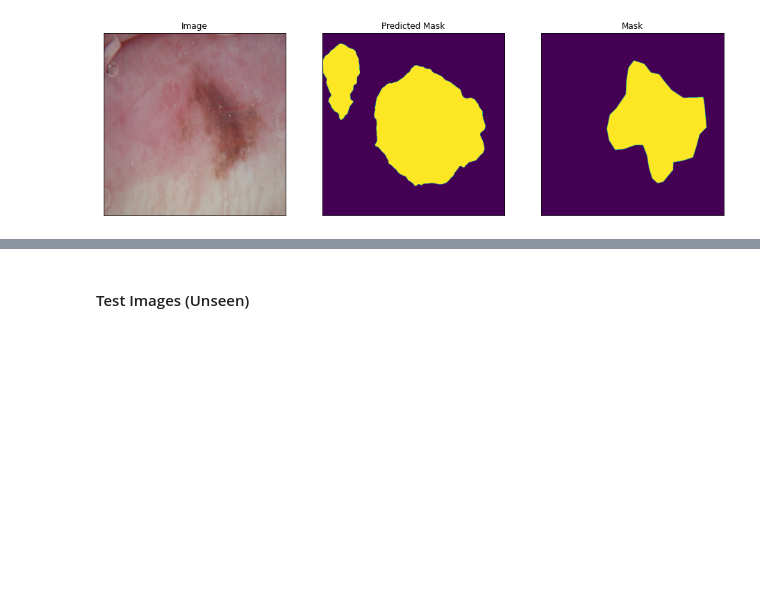
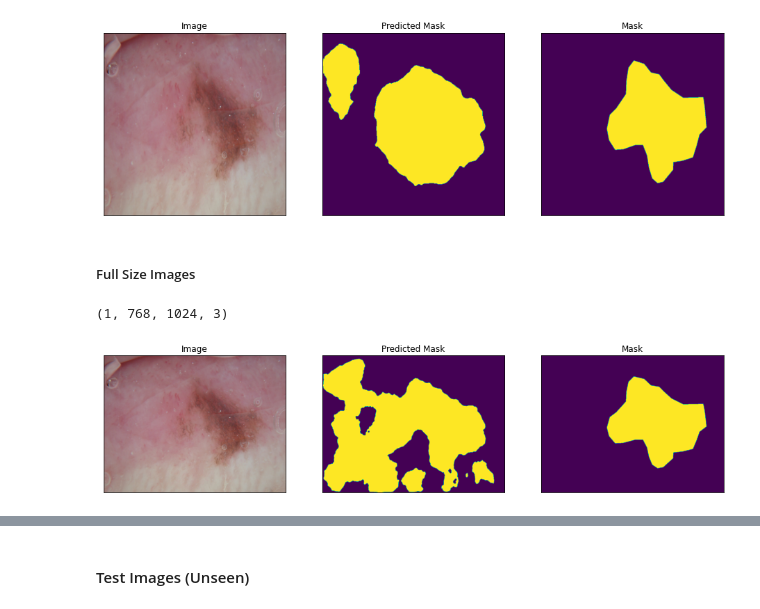
Before and after one commit to jhabr/xcs229ii_final_project, a Jupyter notebook: code/notebooks/baseline.ipynb, the cells around one changed output, grey strips where cells are left out. Cells and saved outputs as stored; diff of their text form; code cells hidden in the pictures; blank space fills up the shorter version.

Commit message:
Add support for full size prediction

```diff
--- a/code/notebooks/baseline.ipynb
+++ b/code/notebooks/baseline.ipynb
@@ -77,11 +77,12 @@ Run prediction on trained model.
 # %%
 from utils.dataloader import SimpleDataLoader
 
-def load_images(image_dir, load_masks=False, size=None):
+def load_images(image_dir, load_masks=False, resize=True, size=None):
     simple_data_loader = SimpleDataLoader(
         backbone=Trainer.BACKBONE,
         images_path=os.path.join(image_dir, "images"),
         mask_path=os.path.join(image_dir, "masks"),
+        resize=resize,
         size=size
     )
 
@@ -254,3 +255,26 @@ Image shape: (1, 512, 512, 3)
 Predicted mask shape: (1, 512, 512, 1)
 Mask shape: (512, 512, 1)
 [figure]
+# %% [markdown]
+##### Full Size Images
+# %%
+from constants import VALIDATION_DIR
+
+validation_images, validation_masks = load_images(VALIDATION_DIR, load_masks=True, resize=False, size=5)
+# %%
+from utils.helper import Visualisation
+
+index = 4
+
+image = validation_images[index]
+image = np.expand_dims(image, axis=0)
+print(image.shape)
+
+Visualisation().plot_images(
+    image=image.squeeze(),
+    predicted_mask=azure_model.predict(image).round().squeeze(axis=0),
+    mask=validation_masks[index].squeeze()
+)
+# %% [output]
+(1, 768, 1024, 3)
+[figure, added]
```
Also changed, not shown: parts of 2 cells of this notebook, 3 other files.
